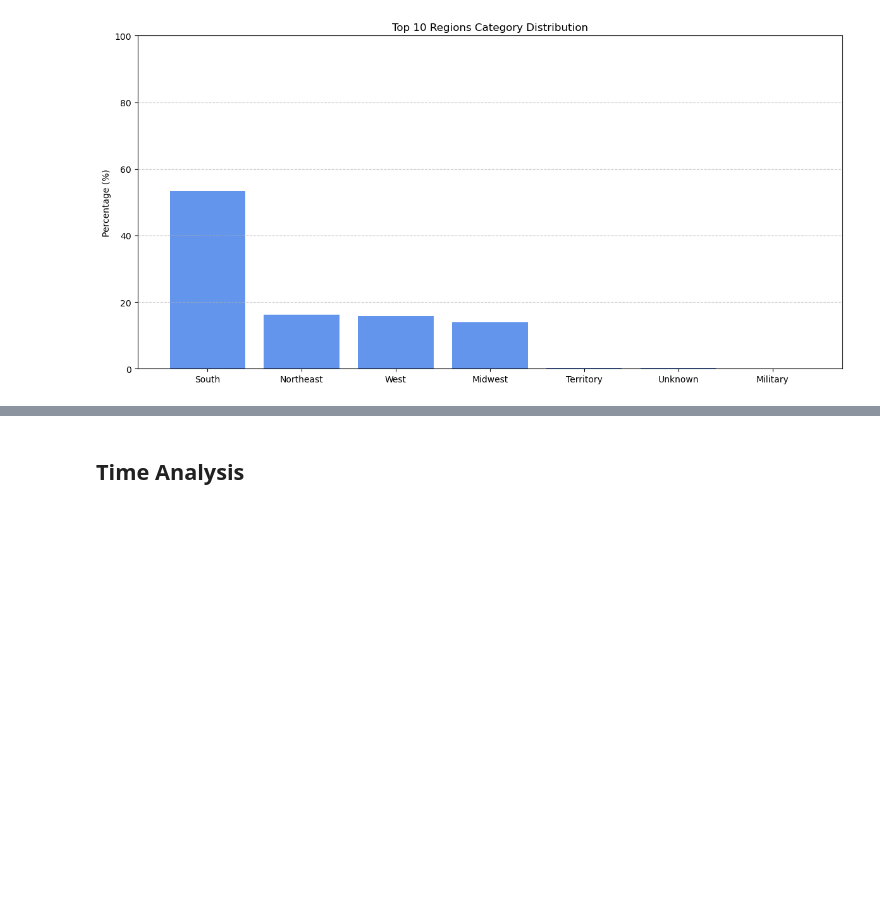
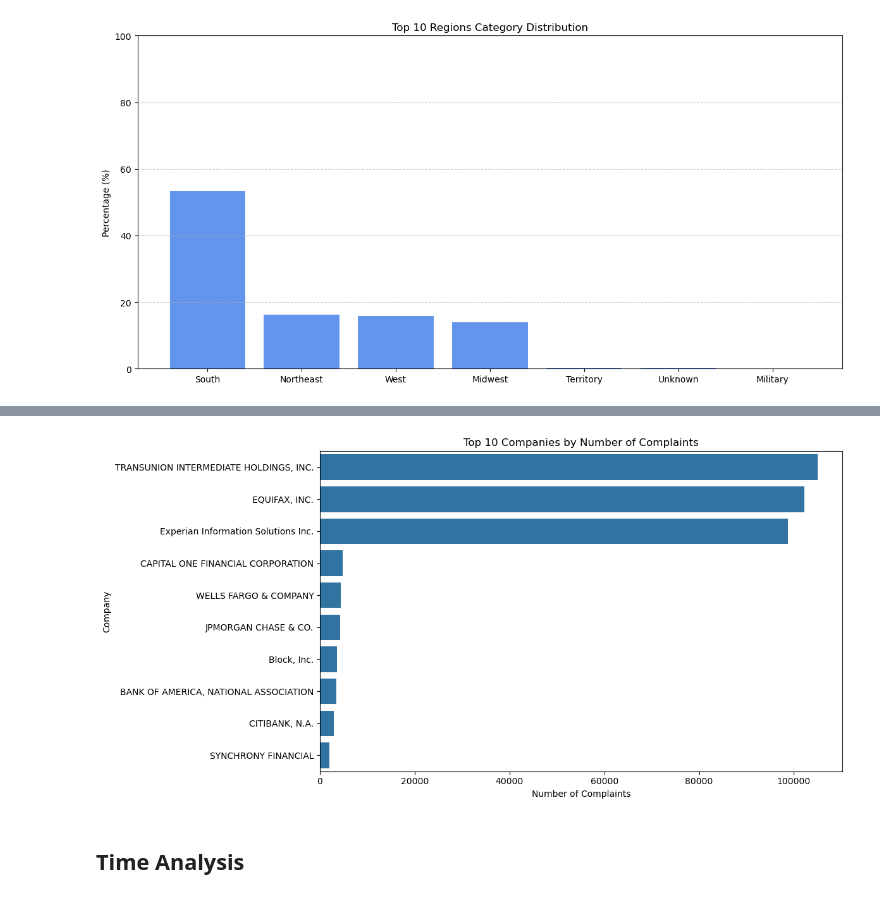
Before and after one commit to FillipusAditya/final-project-compfest17-bebek-ngapak, a Jupyter notebook: main.ipynb, the cells around one changed output, grey strips where cells are left out. Saved outputs shown, nothing was run; the diff lists cells and outputs as text; code cells hidden in the pictures; blank space fills up the shorter version.

```diff
--- a/main.ipynb
+++ b/main.ipynb
@@ -640,0 +658,5 @@ plt.show()
+# %%
+complaints_per_company = sample_df['company'].value_counts()
+complaints_df = complaints_per_company.reset_index()
+complaints_df.columns = ['company', 'num_complaints']
+complaints_df.head(10)
@@ -641,3 +675,15 @@ plt.show()
+# %%
+top_companies = complaints_df.head(10)
+
+plt.figure(figsize=(12,6))
+sns.barplot(x='num_complaints', y='company', data=top_companies)
+plt.title("Top 10 Companies by Number of Complaints")
+plt.xlabel("Number of Complaints")
+plt.ylabel("Company")
+plt.tight_layout()
+plt.show()
+# %% [output]
+[figure, added]
 # %% [markdown]
 ## Time Analysis
 # %% [markdown]
```
Also changed, not shown: parts of 24 cells of this notebook.
